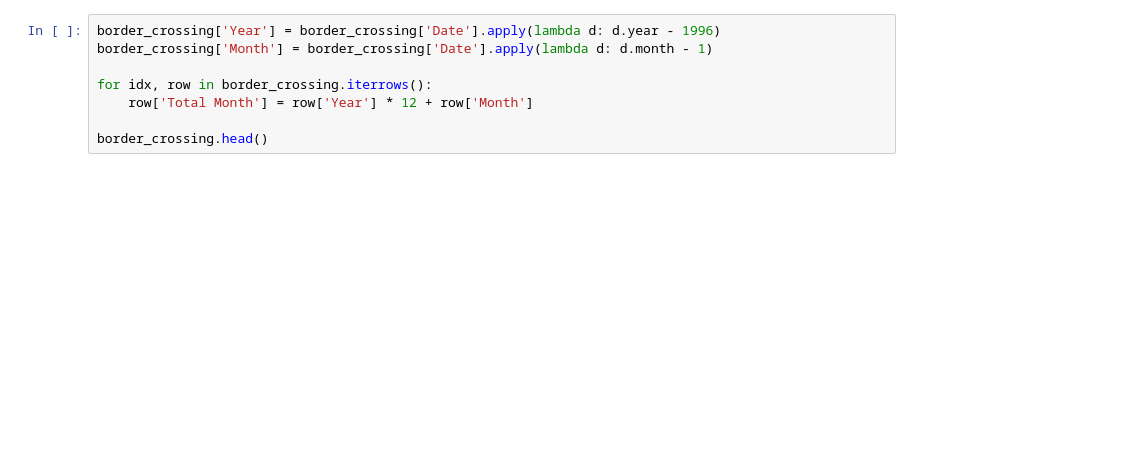
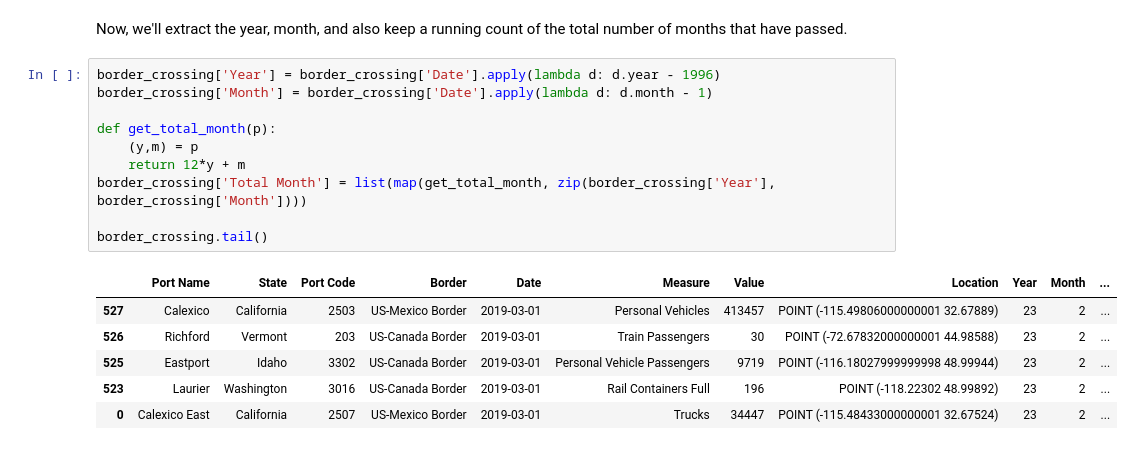
Before and after one commit to dynamic-duo-data-science/dynamicduo, a Jupyter notebook: notebooks/Regression.ipynb, the cells around one changed output. Drawn from its saved outputs; the diff is of its cells as text; blank space fills up the shorter version.

```diff
--- a/notebooks/Regression.ipynb
+++ b/notebooks/Regression.ipynb
@@ -63,8 +42,19 @@ border_crossing
+# %% [markdown]
+Now, we'll extract the year, month, and also keep a running count of the total number of months that have passed.
 # %%
 border_crossing['Year'] = border_crossing['Date'].apply(lambda d: d.year - 1996)
 border_crossing['Month'] = border_crossing['Date'].apply(lambda d: d.month - 1)
 
-for idx, row in border_crossing.iterrows():
-    row['Total Month'] = row['Year'] * 12 + row['Month']
+def get_total_month(p):
+    (y,m) = p
+    return 12*y + m
+border_crossing['Total Month'] = list(map(get_total_month, zip(border_crossing['Year'], border_crossing['Month'])))
 
-border_crossing.head()
+border_crossing.tail()
+# %% [output]
+|  | Port Name | State | Port Code | Border | Date | Measure | Value | Location | Year | Month | ... |
+| 527 | Calexico | California | 2503 | US-Mexico Border | 2019-03-01 | Personal Vehicles | 413457 | POINT (-115.49806000000001 32.67889) | 23 | 2 | ... |
+| 526 | Richford | Vermont | 203 | US-Canada Border | 2019-03-01 | Train Passengers | 30 | POINT (-72.67832000000001 44.98588) | 23 | 2 | ... |
+| 525 | Eastport | Idaho | 3302 | US-Canada Border | 2019-03-01 | Personal Vehicle Passengers | 9719 | POINT (-116.18027999999998 48.99944) | 23 | 2 | ... |
+| 523 | Laurier | Washington | 3016 | US-Canada Border | 2019-03-01 | Rail Containers Full | 196 | POINT (-118.22302 48.99892) | 23 | 2 | ... |
+| 0 | Calexico East | California | 2507 | US-Mexico Border | 2019-03-01 | Trucks | 34447 | POINT (-115.48433000000001 32.67524) | 23 | 2 | ... |
```
Also changed, not shown: parts of 46 cells of this notebook.
